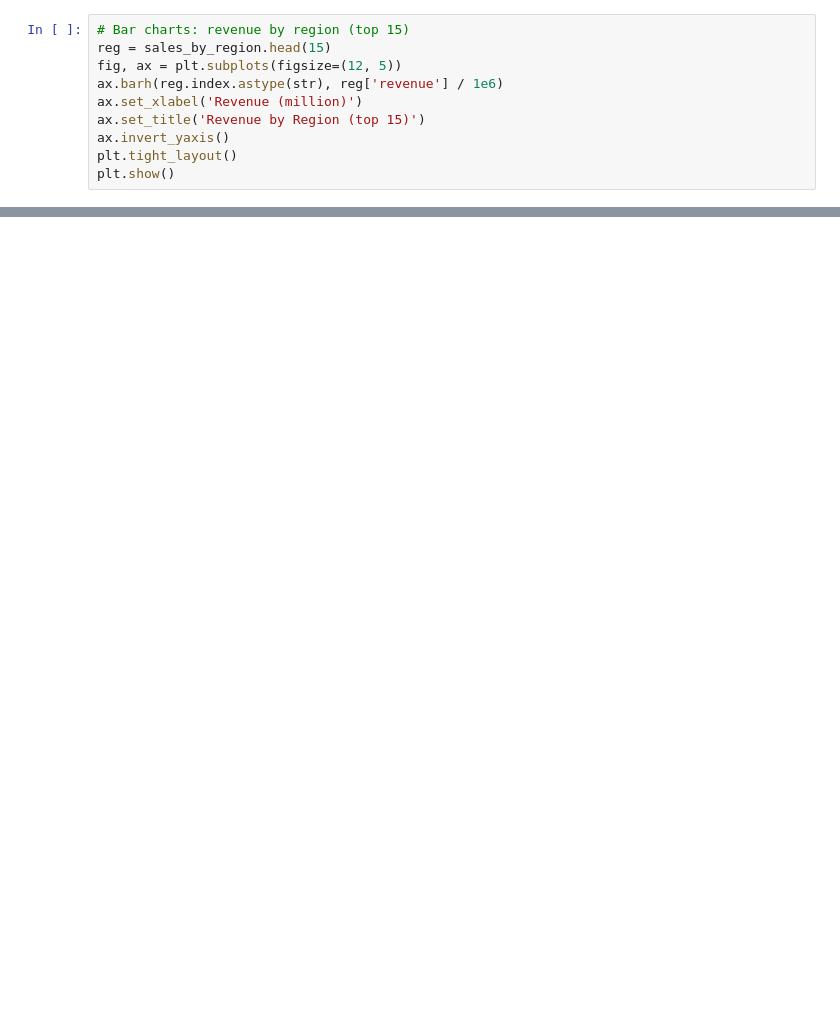
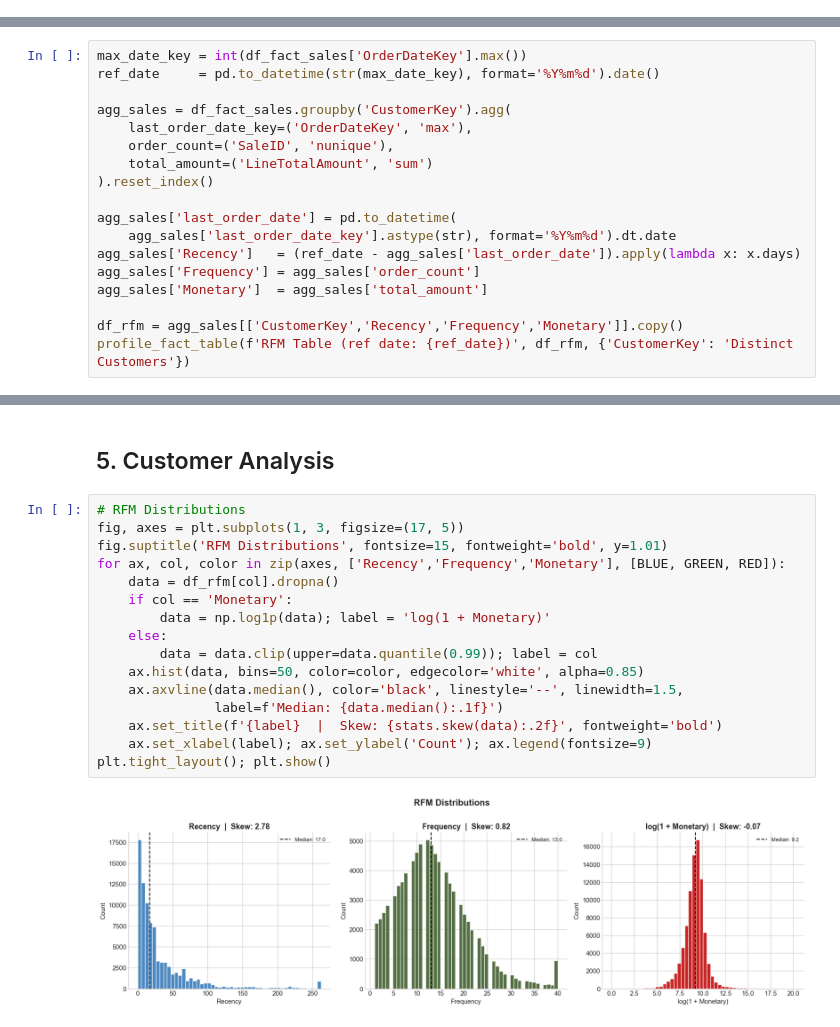
Before and after one commit to Symooomzip/dislogpfe, a Jupyter notebook: notebooks/02_eda.ipynb, the cells around one changed output, grey strips where cells are left out. Drawn from its saved outputs; the diff is of its cells as text; blank space fills up the shorter version.

Commit message:
feat: optimiser ETL, corriger EDA charts et ajouter rapport EDA

```diff
--- a/notebooks/02_eda.ipynb
+++ b/notebooks/02_eda.ipynb
@@ -883,10 +0,0 @@ Bar charts (revenue/orders by region, sector, promo, payment method), time serie
-# %%
-# Bar charts: revenue by region (top 15)
-reg = sales_by_region.head(15)
-fig, ax = plt.subplots(figsize=(12, 5))
-ax.barh(reg.index.astype(str), reg['revenue'] / 1e6)
-ax.set_xlabel('Revenue (million)')
-ax.set_title('Revenue by Region (top 15)')
-ax.invert_yaxis()
-plt.tight_layout()
-plt.show()
@@ -972,0 +407,18 @@ plt.show()
+# %%
+max_date_key = int(df_fact_sales['OrderDateKey'].max())
+ref_date     = pd.to_datetime(str(max_date_key), format='%Y%m%d').date()
+
+agg_sales = df_fact_sales.groupby('CustomerKey').agg(
+    last_order_date_key=('OrderDateKey', 'max'),
+    order_count=('SaleID', 'nunique'),
+    total_amount=('LineTotalAmount', 'sum')
+).reset_index()
+
+agg_sales['last_order_date'] = pd.to_datetime(
+    agg_sales['last_order_date_key'].astype(str), format='%Y%m%d').dt.date
+agg_sales['Recency']   = (ref_date - agg_sales['last_order_date']).apply(lambda x: x.days)
+agg_sales['Frequency'] = agg_sales['order_count']
+agg_sales['Monetary']  = agg_sales['total_amount']
+
+df_rfm = agg_sales[['CustomerKey','Recency','Frequency','Monetary']].copy()
+profile_fact_table(f'RFM Table (ref date: {ref_date})', df_rfm, {'CustomerKey': 'Distinct Customers'})
@@ -972,0 +522,21 @@ plt.show()
+# %% [markdown]
+<a id='5'></a>
+## 5. Customer Analysis
+# %%
+# RFM Distributions
+fig, axes = plt.subplots(1, 3, figsize=(17, 5))
+fig.suptitle('RFM Distributions', fontsize=15, fontweight='bold', y=1.01)
+for ax, col, color in zip(axes, ['Recency','Frequency','Monetary'], [BLUE, GREEN, RED]):
+    data = df_rfm[col].dropna()
+    if col == 'Monetary':
+        data = np.log1p(data); label = 'log(1 + Monetary)'
+    else:
+        data = data.clip(upper=data.quantile(0.99)); label = col
+    ax.hist(data, bins=50, color=color, edgecolor='white', alpha=0.85)
+    ax.axvline(data.median(), color='black', linestyle='--', linewidth=1.5,
+               label=f'Median: {data.median():.1f}')
+    ax.set_title(f'{label}  |  Skew: {stats.skew(data):.2f}', fontweight='bold')
+    ax.set_xlabel(label); ax.set_ylabel('Count'); ax.legend(fontsize=9)
+plt.tight_layout(); plt.show()
+# %% [output]
+[figure, added]
```
Also changed, not shown: parts of 65 cells of this notebook, 5 other files.
